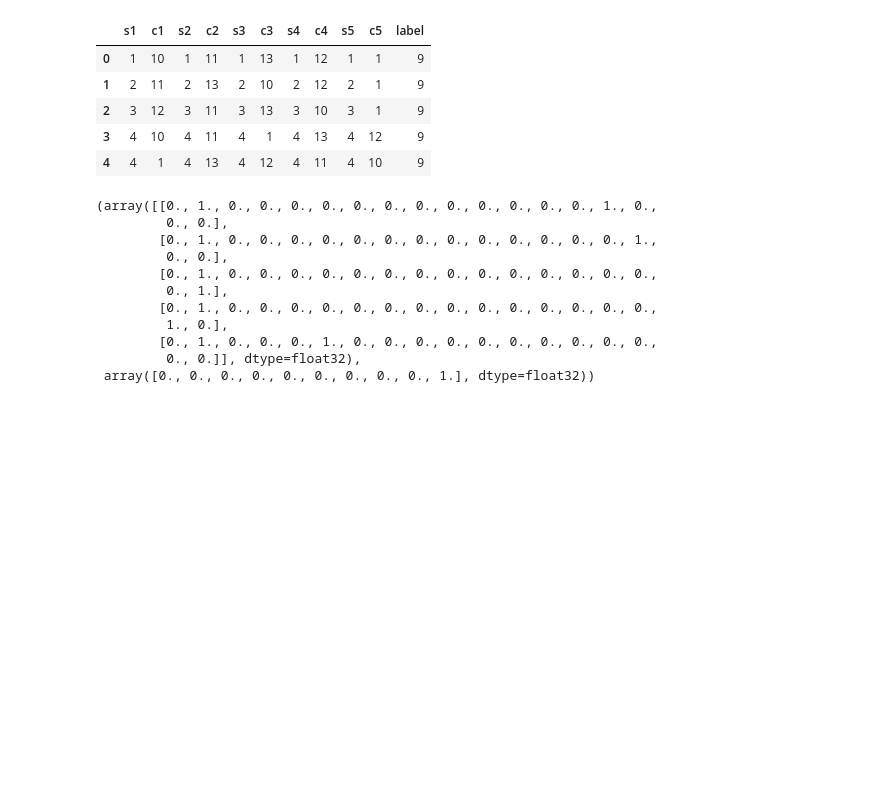
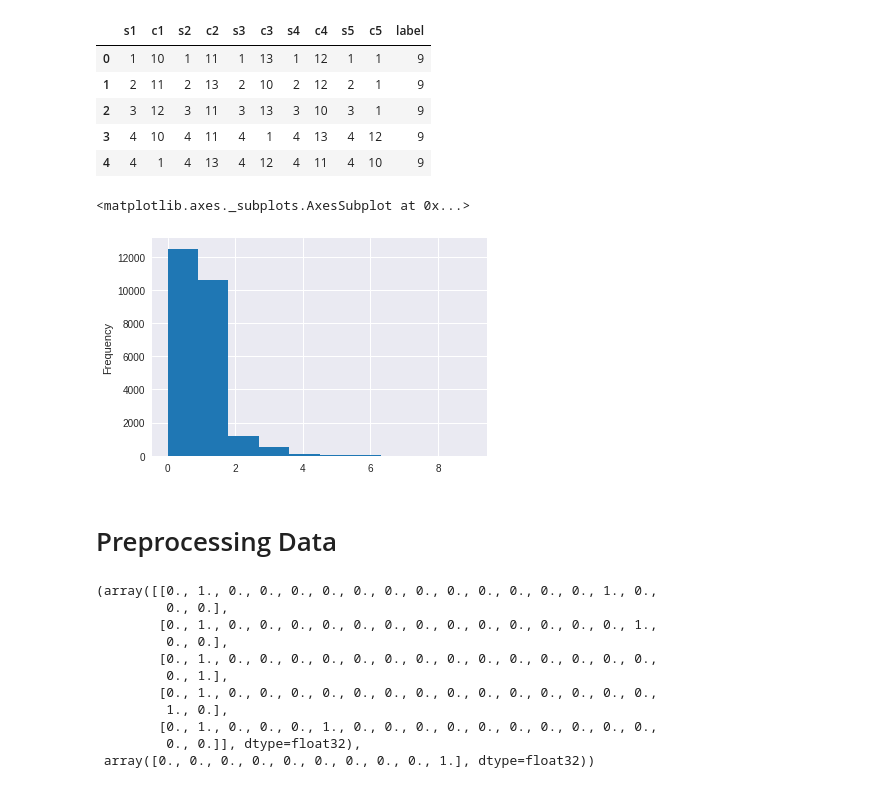
Before and after one commit to victorthury/Trabalho2_AMMD, a Jupyter notebook: rule_learing/MLP.2.ipynb, the cells around one changed output. Saved outputs shown, nothing was run; the diff lists cells and outputs as text; code cells hidden in the pictures; blank space fills up the shorter version.

Commit message:
[mlp] best data preprocessing

```diff
--- a/rule_learing/MLP.2.ipynb
+++ b/rule_learing/MLP.2.ipynb
@@ -66,6 +65,13 @@ df.head()
 | 2 | 3 | 12 | 3 | 11 | 3 | 13 | 3 | 10 | 3 | 1 | 9 |
 | 3 | 4 | 10 | 4 | 11 | 4 | 1 | 4 | 13 | 4 | 12 | 9 |
 | 4 | 4 | 1 | 4 | 13 | 4 | 12 | 4 | 11 | 4 | 10 | 9 |
+# %%
+df.label.plot.hist()
+# %% [output]
+<matplotlib.axes._subplots.AxesSubplot at 0x...>
+[figure, added]
+# %% [markdown]
+# Preprocessing Data
 # %%
 def categorazer(df):
     data = to_categorical(df)
```
Also changed, not shown: parts of 4 cells of this notebook.
